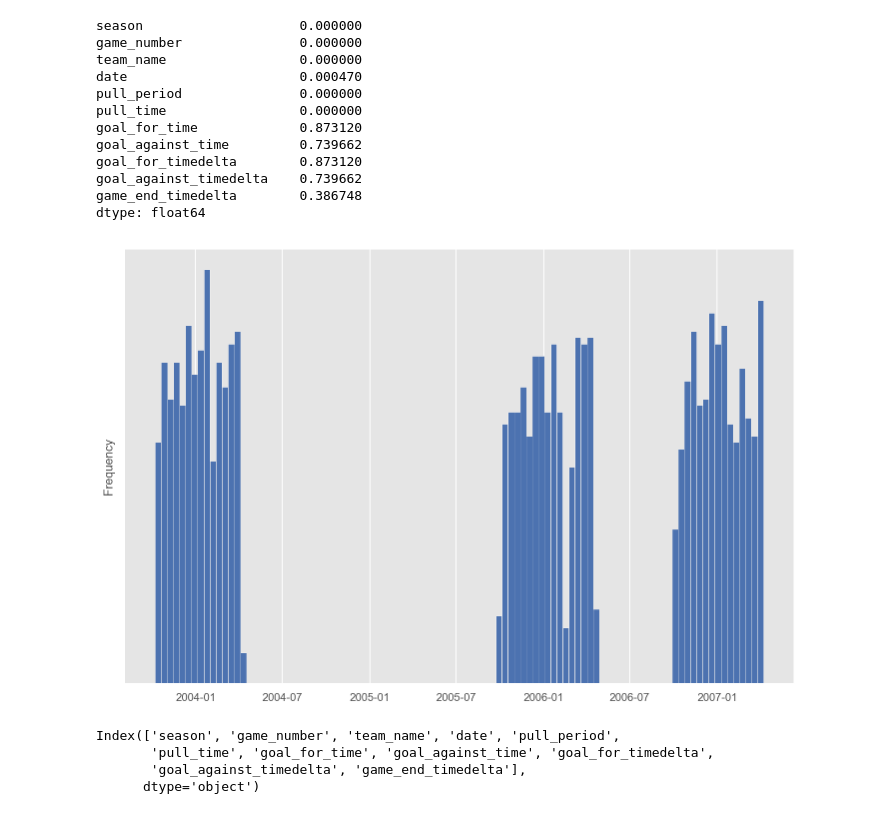
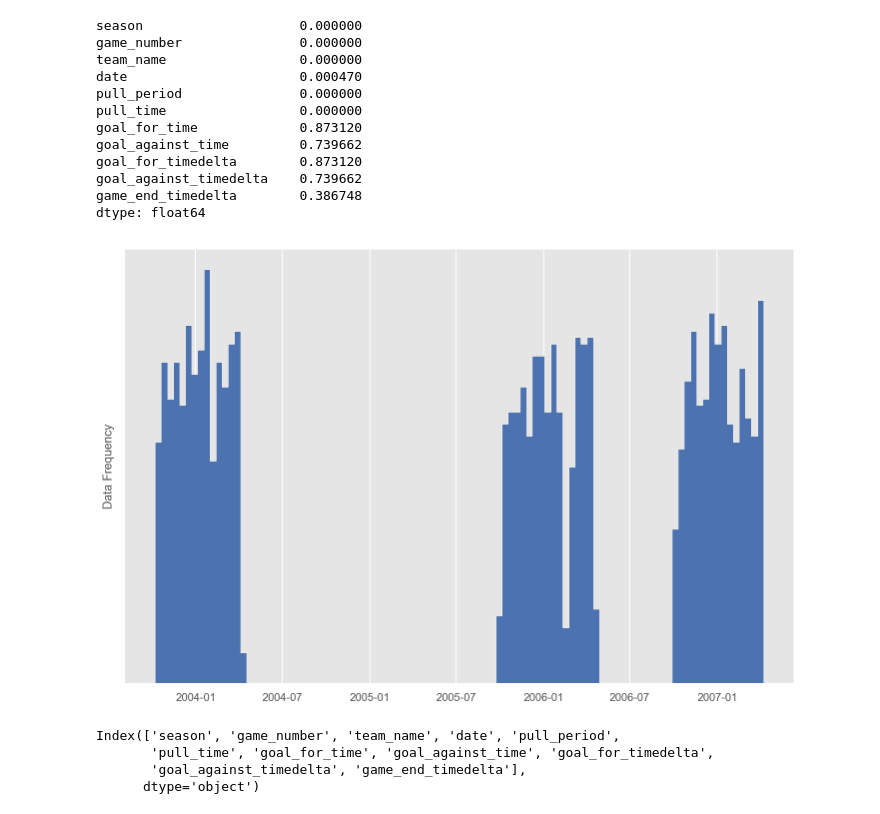
Before and after one commit to zazencodes/nhl-goalie-pull-optimization, a Jupyter notebook: notebooks/src/3_exploratory_analysis.ipynb, the cells around one changed output. Drawn from its saved outputs; the diff is of its cells as text; code cells hidden in the pictures.

Commit message:
Updating a few plots

```diff
--- a/notebooks/src/3_exploratory_analysis.ipynb
+++ b/notebooks/src/3_exploratory_analysis.ipynb
@@ -78,3 +78,15 @@ df = clean_df(df)
 # %% [output]
 Removing goal_for_time < 15 mins
 Removed 1 total rows
+# %%
+# Label the outcomes
+df['label'] = ''
+label_masks = {
+    'goal_for': ~(df.goal_for_time.isnull()),
+    'goal_against': ~(df.goal_against_time.isnull()),
+    'no_goals': ~(df.game_end_timedelta.isnull()),
+}
+for label, mask in label_masks.items():
+    df.loc[mask, 'label'] = label
+df.loc[df.label == '', 'label'] = float('nan')
+df.label.isnull().sum()
@@ -138,12 +152,15 @@ goal_against_timedelta    0.739662
 game_end_timedelta        0.386748
 dtype: float64
 # %%
-plt.ylabel('Frequency')
+plt.ylabel('Data Frequency')
 plt.yticks([])
-df.date.hist(color='b', bins=100)
+df.date.hist(
+    color='b',
+    bins=100,
+    histtype='stepfilled')
 savefig(plt, 'date_distribution')
 # %% [output]
-[figure, old version]
+[figure, new version]
 # %%
 df.columns
 # %% [output]
```
Also changed, not shown: parts of 13 cells of this notebook, 12 other files.
